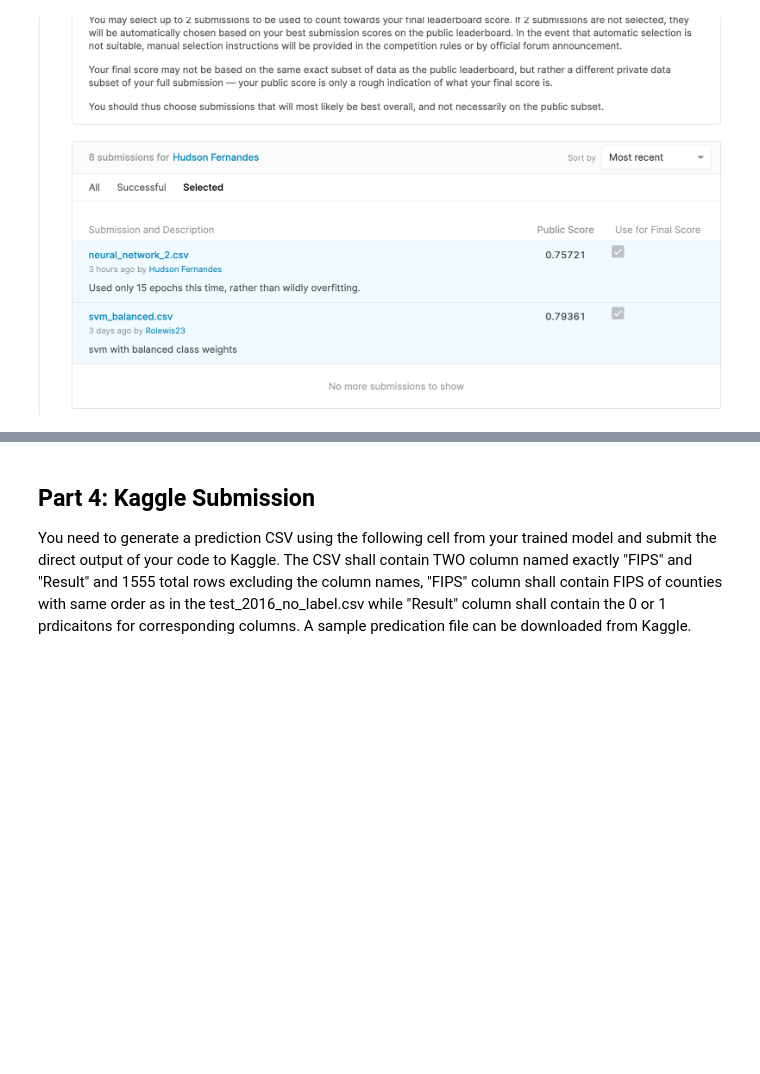
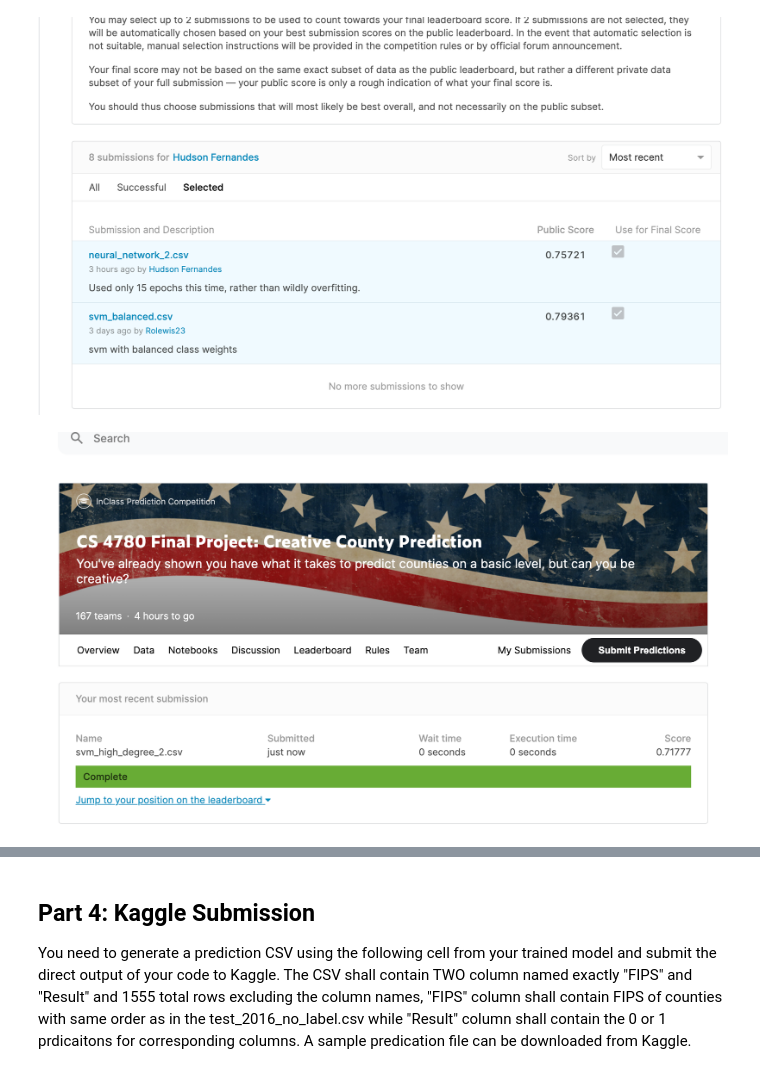
Before and after one commit to h-u-d/election-prediction, a Jupyter notebook: Solution/CS 4780 Final Project.ipynb, the cells around one changed output, grey strips where cells are left out. Saved outputs shown, nothing was run; the diff lists cells and outputs as text; code cells hidden in the pictures; blank space fills up the shorter version.

Commit message:
Finished up to 3.2.2 and added high degree svm csvn

```diff
--- a/Solution/CS 4780 Final Project.ipynb
+++ b/Solution/CS 4780 Final Project.ipynb
@@ -509,6 +503,11 @@ We managed to improve performance by ~8% compared to part 2. From 71.67% in part
 Image("Kaggle Submission Creative.png")
 # %% [output]
 [figure]
+# %%
+# Our first creative attempt did not hit the 75% threshold
+Image("Kaggle Submission High Degree SVM.png")
+# %% [output]
+[figure, added]
 # %% [markdown]
 # 3.2.2 Please explain in detail how you achieved this and what you did specifically and why you tried this.
 
```
Also changed, not shown: parts of 5 cells of this notebook, 1 other file.
